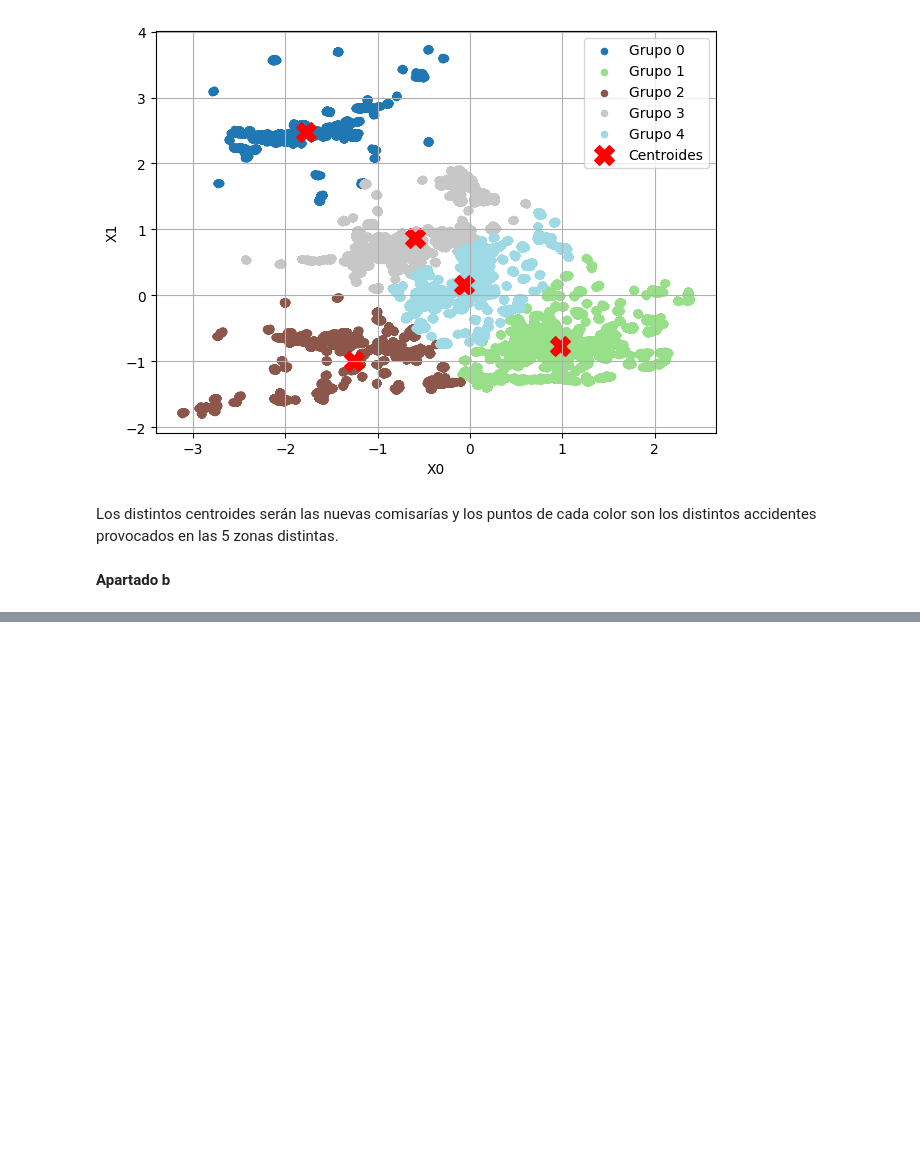
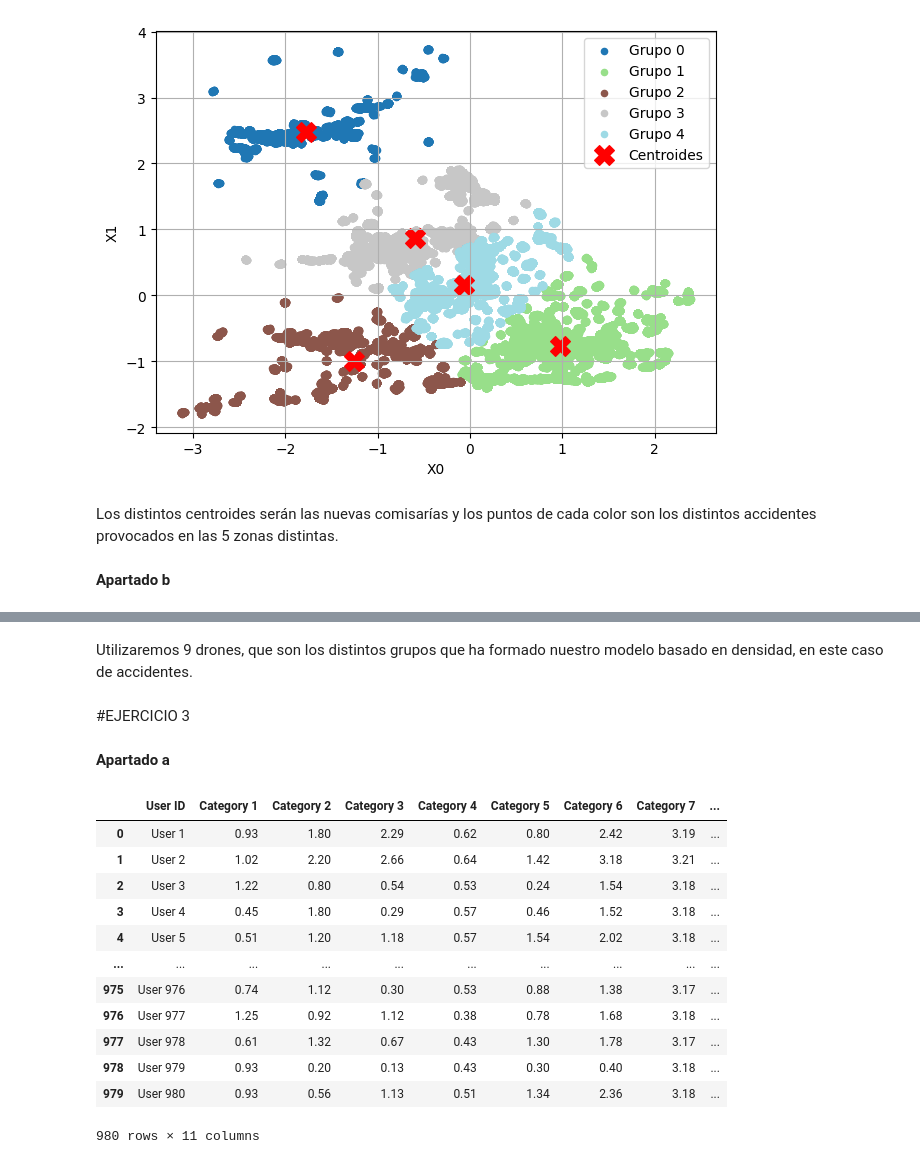
Before and after one commit to rubengamarro/practicas_aprendizaje_no_supervisado, a Jupyter notebook: 1_Agrupamiento_no_supervisado.ipynb, the cells around one changed output, grey strips where cells are left out. Drawn from its saved outputs; the diff is of its cells as text; code cells hidden in the pictures; blank space fills up the shorter version.

Commit message:
ejercicio 3

```diff
--- a/1_Agrupamiento_no_supervisado.ipynb
+++ b/1_Agrupamiento_no_supervisado.ipynb
@@ -162,0 +231,26 @@ Los distintos centroides serán las nuevas comisarías y los puntos de cada colo
+# %% [markdown]
+Utilizaremos 9 drones, que son los distintos grupos que ha formado nuestro modelo basado en densidad, en este caso de accidentes.
+# %% [markdown]
+#EJERCICIO 3
+# %% [markdown]
+**Apartado a**
+# %%
+import pandas as pd
+import numpy as np
+
+df = pd.read_csv('https://github.com/rubengamarro/practicas_aprendizaje_no_supervisado/raw/main/data/tripadvisor_review.csv')
+df
+# %% [output]
+|  | User ID | Category 1 | Category 2 | Category 3 | Category 4 | Category 5 | Category 6 | Category 7 | ... |
+| 0 | User 1 | 0.93 | 1.80 | 2.29 | 0.62 | 0.80 | 2.42 | 3.19 | ... |
+| 1 | User 2 | 1.02 | 2.20 | 2.66 | 0.64 | 1.42 | 3.18 | 3.21 | ... |
+| 2 | User 3 | 1.22 | 0.80 | 0.54 | 0.53 | 0.24 | 1.54 | 3.18 | ... |
+| 3 | User 4 | 0.45 | 1.80 | 0.29 | 0.57 | 0.46 | 1.52 | 3.18 | ... |
+| 4 | User 5 | 0.51 | 1.20 | 1.18 | 0.57 | 1.54 | 2.02 | 3.18 | ... |
+| ... | ... | ... | ... | ... | ... | ... | ... | ... | ... |
+| 975 | User 976 | 0.74 | 1.12 | 0.30 | 0.53 | 0.88 | 1.38 | 3.17 | ... |
+| 976 | User 977 | 1.25 | 0.92 | 1.12 | 0.38 | 0.78 | 1.68 | 3.18 | ... |
+| 977 | User 978 | 0.61 | 1.32 | 0.67 | 0.43 | 1.30 | 1.78 | 3.17 | ... |
+| 978 | User 979 | 0.93 | 0.20 | 0.13 | 0.43 | 0.30 | 0.40 | 3.18 | ... |
+| 979 | User 980 | 0.93 | 0.56 | 1.13 | 0.51 | 1.34 | 2.36 | 3.18 | ... |
+980 rows × 11 columns
```
Also changed, not shown: parts of 13 cells of this notebook.
